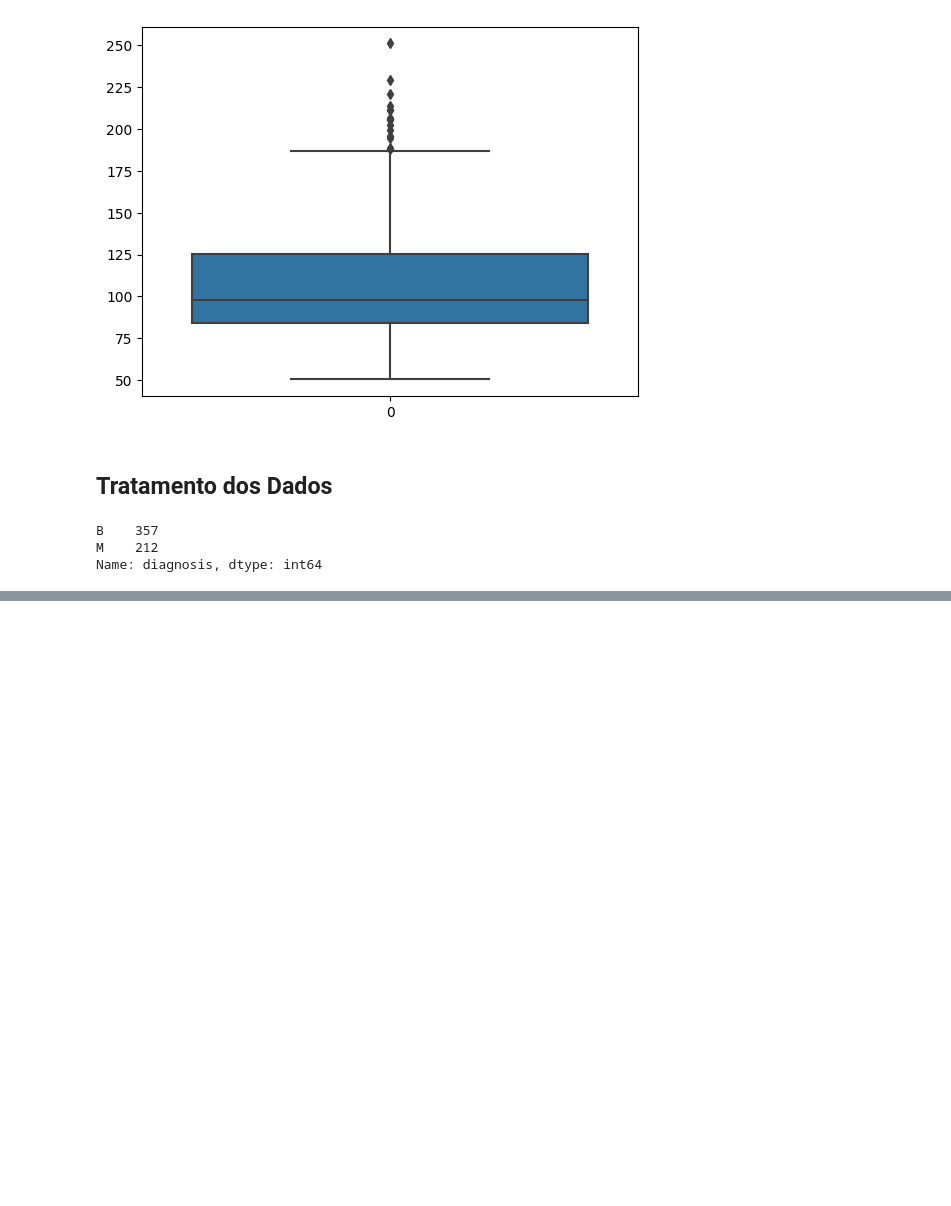
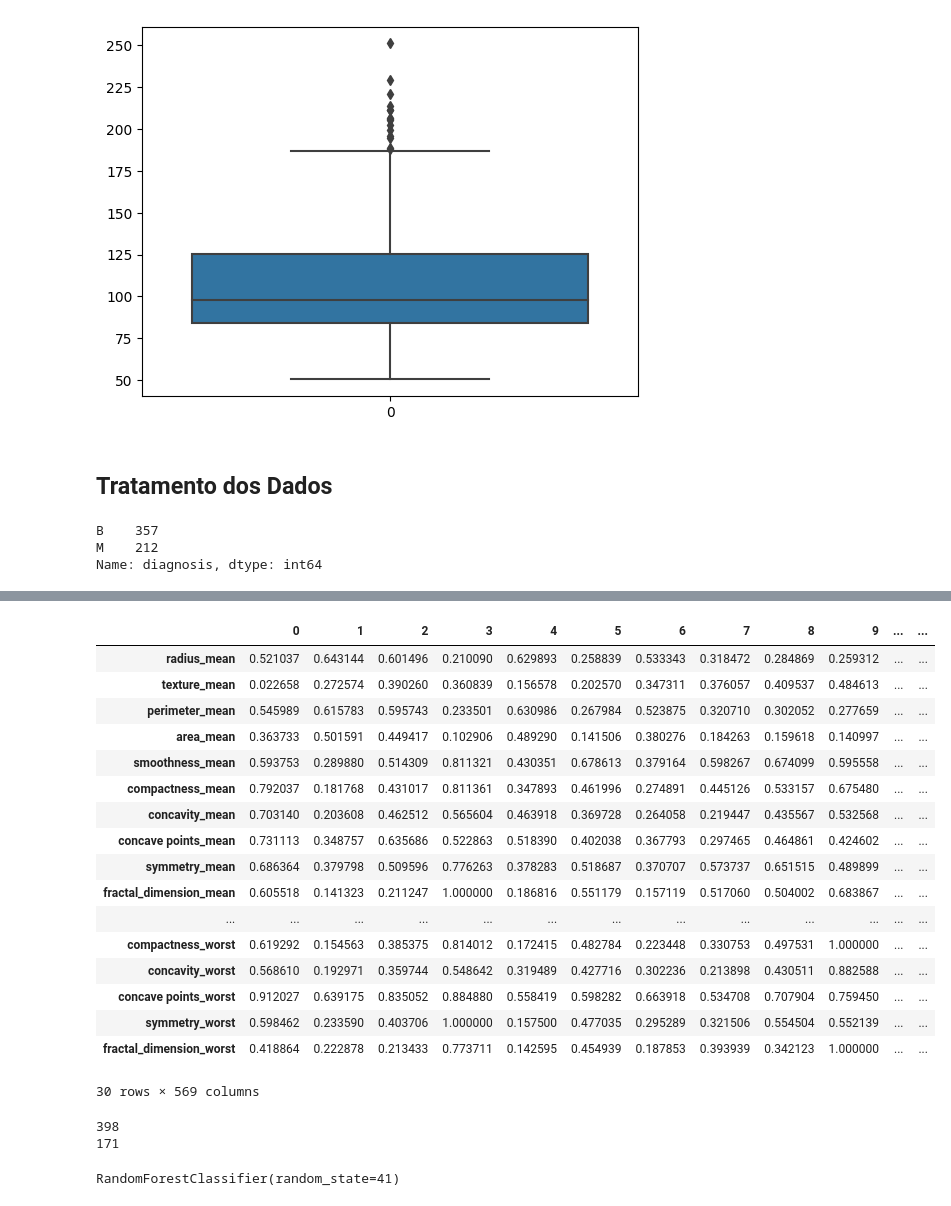
Before and after one commit to enricovivan/ml_python, a Jupyter notebook: notebooks/RandomForest.ipynb, the cells around one changed output, grey strips where cells are left out. Cells and saved outputs as stored; diff of their text form; code cells hidden in the pictures; blank space fills up the shorter version.

Commit message:
random forest finish

```diff
--- a/notebooks/RandomForest.ipynb
+++ b/notebooks/RandomForest.ipynb
@@ -177,0 +219,48 @@ Name: diagnosis, dtype: int64
+# %%
+# Normalizar os dados
+from sklearn.preprocessing import MinMaxScaler
+
+scaler = MinMaxScaler()
+
+X = pd.DataFrame(scaler.fit_transform(X), columns=X.columns)
+
+X.T
+# %% [output]
+|  | 0 | 1 | 2 | 3 | 4 | 5 | 6 | 7 | 8 | 9 | ... | ... |
+| radius_mean | 0.521037 | 0.643144 | 0.601496 | 0.210090 | 0.629893 | 0.258839 | 0.533343 | 0.318472 | 0.284869 | 0.259312 | ... | ... |
+| texture_mean | 0.022658 | 0.272574 | 0.390260 | 0.360839 | 0.156578 | 0.202570 | 0.347311 | 0.376057 | 0.409537 | 0.484613 | ... | ... |
+| perimeter_mean | 0.545989 | 0.615783 | 0.595743 | 0.233501 | 0.630986 | 0.267984 | 0.523875 | 0.320710 | 0.302052 | 0.277659 | ... | ... |
+| area_mean | 0.363733 | 0.501591 | 0.449417 | 0.102906 | 0.489290 | 0.141506 | 0.380276 | 0.184263 | 0.159618 | 0.140997 | ... | ... |
+| smoothness_mean | 0.593753 | 0.289880 | 0.514309 | 0.811321 | 0.430351 | 0.678613 | 0.379164 | 0.598267 | 0.674099 | 0.595558 | ... | ... |
+| compactness_mean | 0.792037 | 0.181768 | 0.431017 | 0.811361 | 0.347893 | 0.461996 | 0.274891 | 0.445126 | 0.533157 | 0.675480 | ... | ... |
+| concavity_mean | 0.703140 | 0.203608 | 0.462512 | 0.565604 | 0.463918 | 0.369728 | 0.264058 | 0.219447 | 0.435567 | 0.532568 | ... | ... |
+| concave points_mean | 0.731113 | 0.348757 | 0.635686 | 0.522863 | 0.518390 | 0.402038 | 0.367793 | 0.297465 | 0.464861 | 0.424602 | ... | ... |
+| symmetry_mean | 0.686364 | 0.379798 | 0.509596 | 0.776263 | 0.378283 | 0.518687 | 0.370707 | 0.573737 | 0.651515 | 0.489899 | ... | ... |
+| fractal_dimension_mean | 0.605518 | 0.141323 | 0.211247 | 1.000000 | 0.186816 | 0.551179 | 0.157119 | 0.517060 | 0.504002 | 0.683867 | ... | ... |
+| ... | ... | ... | ... | ... | ... | ... | ... | ... | ... | ... | ... | ... |
+| compactness_worst | 0.619292 | 0.154563 | 0.385375 | 0.814012 | 0.172415 | 0.482784 | 0.223448 | 0.330753 | 0.497531 | 1.000000 | ... | ... |
+| concavity_worst | 0.568610 | 0.192971 | 0.359744 | 0.548642 | 0.319489 | 0.427716 | 0.302236 | 0.213898 | 0.430511 | 0.882588 | ... | ... |
+| concave points_worst | 0.912027 | 0.639175 | 0.835052 | 0.884880 | 0.558419 | 0.598282 | 0.663918 | 0.534708 | 0.707904 | 0.759450 | ... | ... |
+| symmetry_worst | 0.598462 | 0.233590 | 0.403706 | 1.000000 | 0.157500 | 0.477035 | 0.295289 | 0.321506 | 0.554504 | 0.552139 | ... | ... |
+| fractal_dimension_worst | 0.418864 | 0.222878 | 0.213433 | 0.773711 | 0.142595 | 0.454939 | 0.187853 | 0.393939 | 0.342123 | 1.000000 | ... | ... |
+30 rows × 569 columns
+# %%
+# Separando os dataframes em teste e treino
+from sklearn.model_selection import train_test_split
+
+X_treino, X_teste, Y_treino, Y_teste = train_test_split(X,y, test_size=0.3, random_state=41)
+
+print(len(X_treino))
+print(len(X_teste))
+# %% [output]
+398
+171
+# %%
+# Aplicando o algoritmo Random Forest
+from sklearn.ensemble import RandomForestClassifier
+
+rf = RandomForestClassifier(random_state=41)
+
+rf.fit(X_treino, Y_treino)
+# %% [output]
+RandomForestClassifier(random_state=41)
```
Also changed, not shown: parts of 4 cells of this notebook.
